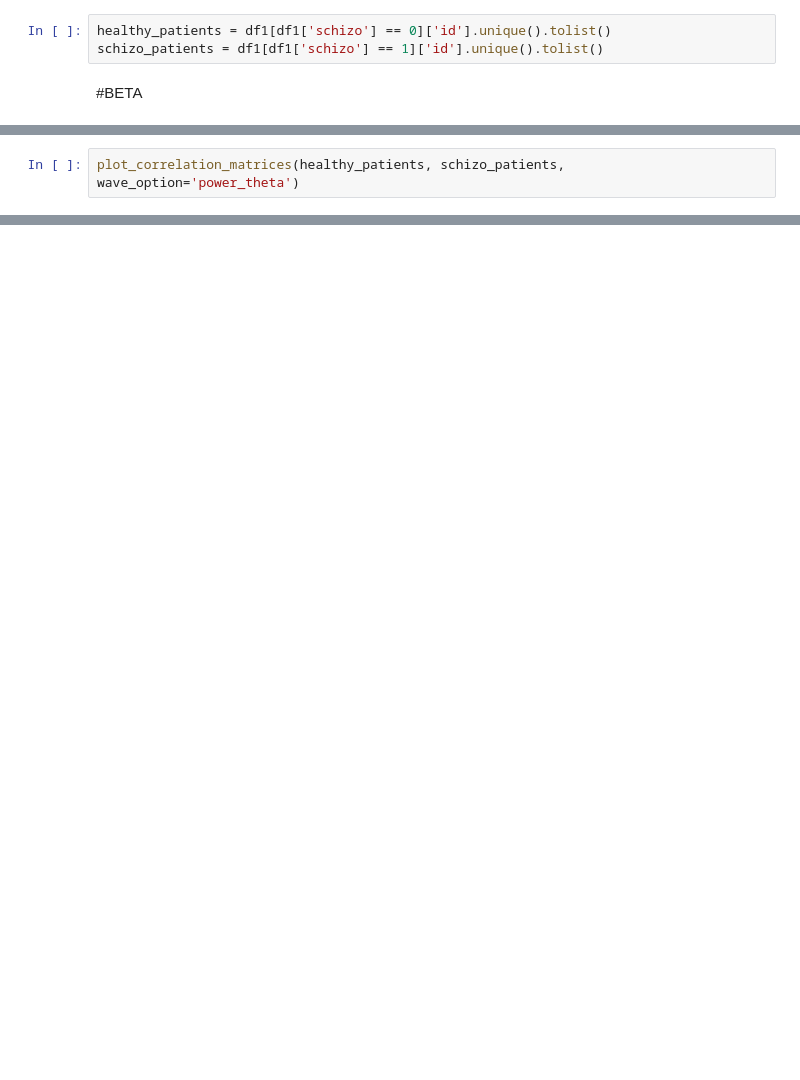
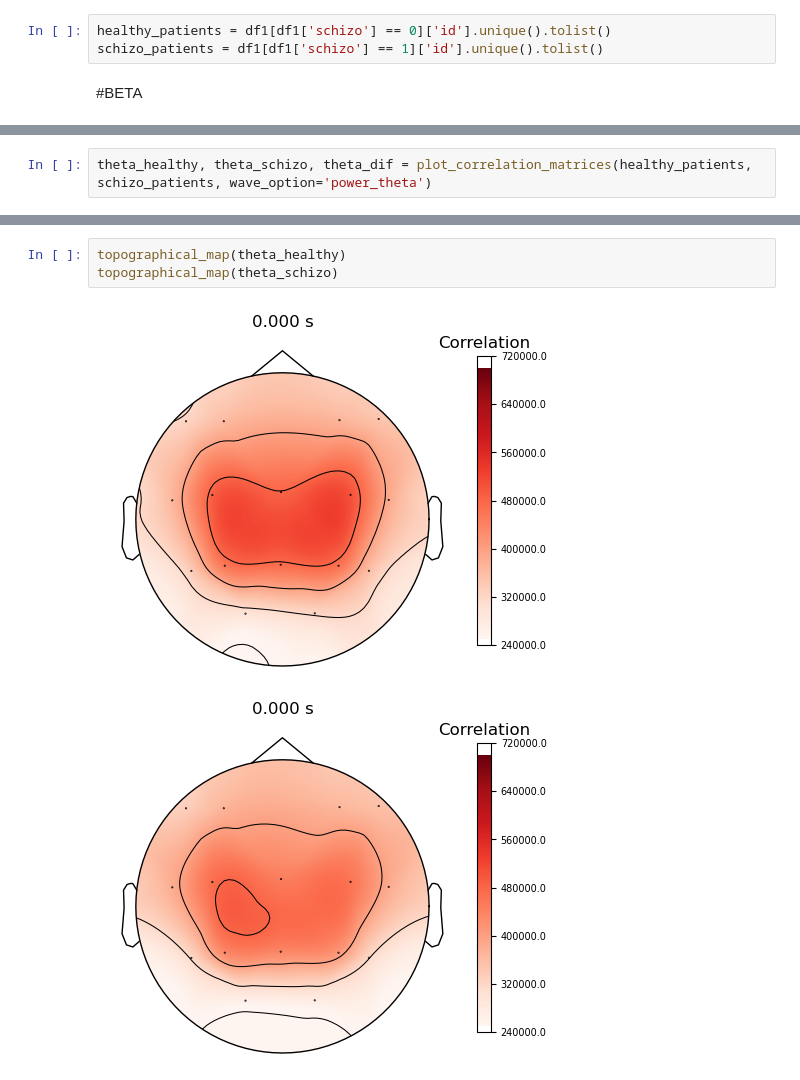
Before and after one commit to Abou1308/SDA-EEG-Group-Project, a Jupyter notebook: correllation_matrix.ipynb, the cells around one changed output, grey strips where cells are left out. Cells and saved outputs as stored; diff of their text form; blank space fills up the shorter version.

```diff
--- a/correllation_matrix.ipynb
+++ b/correllation_matrix.ipynb
@@ -107,3 +113,3 @@ plot_correlation_matrices(healthy_patients, schizo_patients, wave_option='power_
 # %%
-plot_correlation_matrices(healthy_patients, schizo_patients, wave_option='power_theta')
+theta_healthy, theta_schizo, theta_dif = plot_correlation_matrices(healthy_patients, schizo_patients, wave_option='power_theta')
 # %% [output]
@@ -112,0 +245,6 @@ plot_correlation_matrices(healthy_patients, schizo_patients, wave_option='power_
+# %%
+topographical_map(theta_healthy)
+topographical_map(theta_schizo)
+# %% [output]
+[figure, added]
+[figure, added]
```
Also changed, not shown: parts of 12 cells of this notebook.
